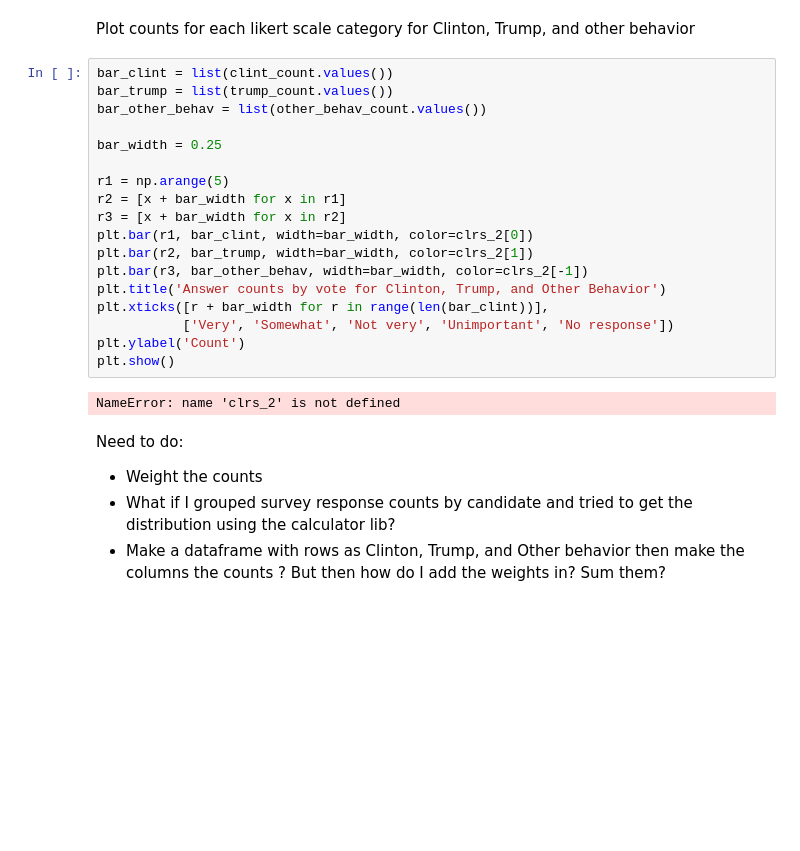
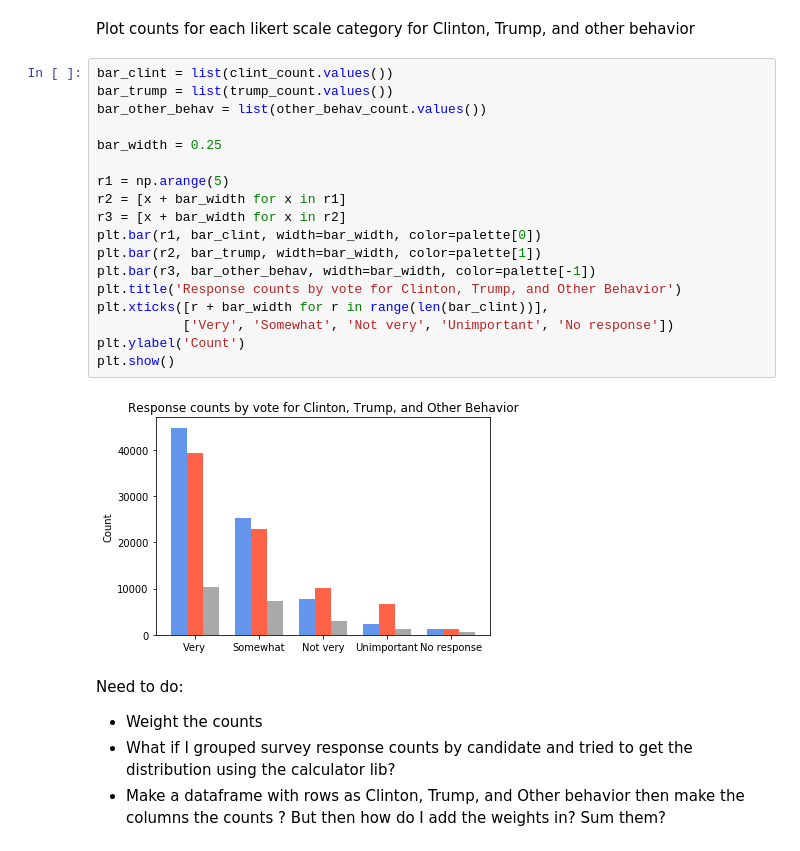
Before and after one commit to ali0003433/predict-by-issue-prioritization, a Jupyter notebook: notebooks/2-al-exploration.ipynb, the cells around one changed output. Drawn from its saved outputs; the diff is of its cells as text; blank space fills up the shorter version.

```diff
--- a/notebooks/2-al-exploration.ipynb
+++ b/notebooks/2-al-exploration.ipynb
@@ -436,23 +426,23 @@ Plot counts for each likert scale category for Clinton, Trump, and other behavio
 # %%
 bar_clint = list(clint_count.values())
 bar_trump = list(trump_count.values())
 bar_other_behav = list(other_behav_count.values())
 
 bar_width = 0.25
 
 r1 = np.arange(5)
 r2 = [x + bar_width for x in r1]
 r3 = [x + bar_width for x in r2]
-plt.bar(r1, bar_clint, width=bar_width, color=clrs_2[0])
-plt.bar(r2, bar_trump, width=bar_width, color=clrs_2[1])
-plt.bar(r3, bar_other_behav, width=bar_width, color=clrs_2[-1])
-plt.title('Answer counts by vote for Clinton, Trump, and Other Behavior')
+plt.bar(r1, bar_clint, width=bar_width, color=palette[0])
+plt.bar(r2, bar_trump, width=bar_width, color=palette[1])
+plt.bar(r3, bar_other_behav, width=bar_width, color=palette[-1])
+plt.title('Response counts by vote for Clinton, Trump, and Other Behavior')
 plt.xticks([r + bar_width for r in range(len(bar_clint))],
            ['Very', 'Somewhat', 'Not very', 'Unimportant', 'No response'])
 plt.ylabel('Count')
 plt.show()
 # %% [output]
-NameError: name 'clrs_2' is not defined
+[figure, added]
 # %% [markdown]
 Need to do:
 * Weight the counts
```
Also changed, not shown: parts of 2 cells of this notebook, 1 other file.
